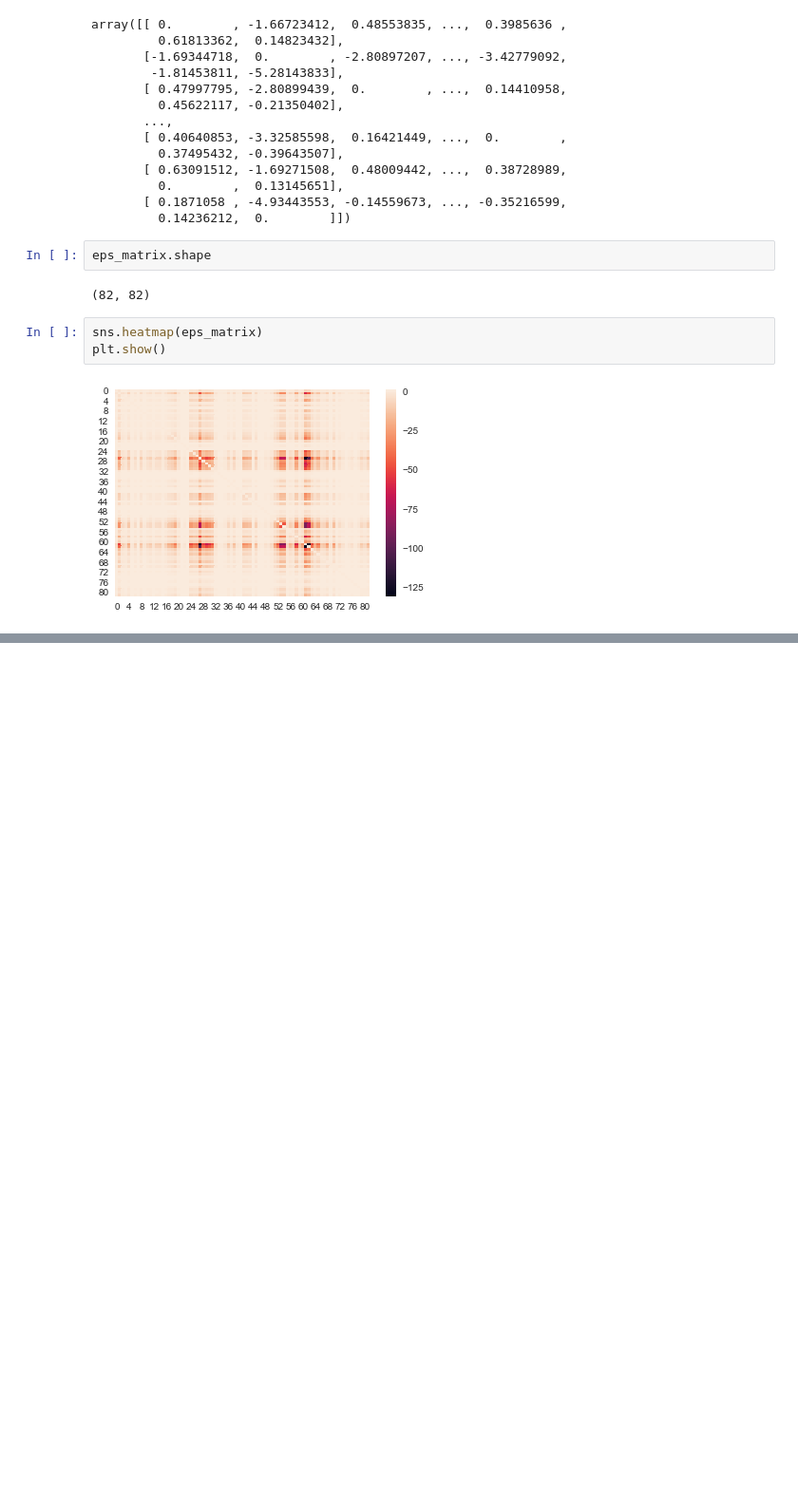
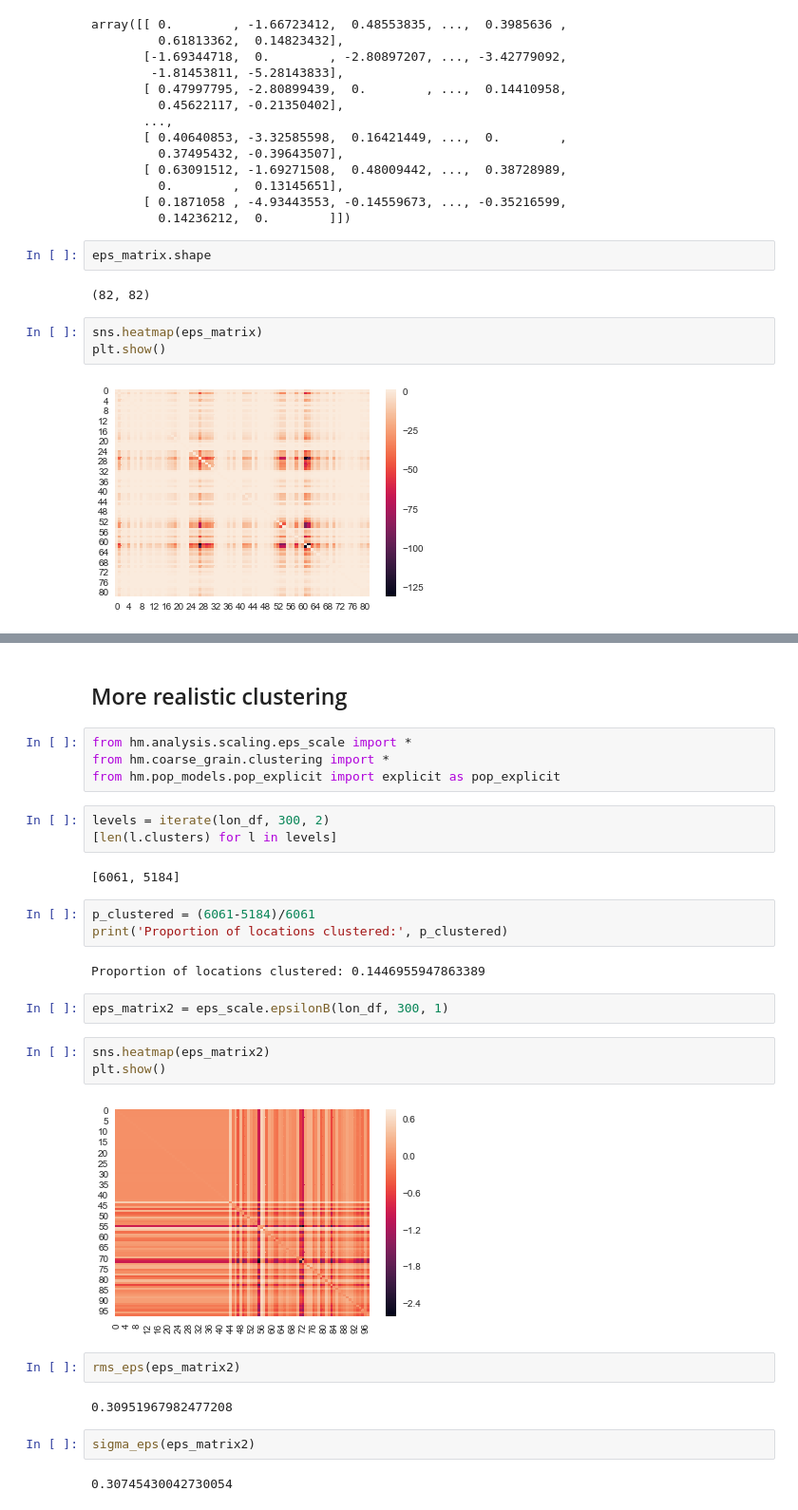
Before and after one commit to jbremz/human_mob, a Jupyter notebook: Notebooks/JB Log/Week 11 - 8.1.18.ipynb, the cells around one changed output, grey strips where cells are left out. Shown at 95% size. Saved outputs shown, nothing was run; the diff lists cells and outputs as text; blank space fills up the shorter version.

```diff
--- a/Notebooks/JB Log/Week 11 - 8.1.18.ipynb
+++ b/Notebooks/JB Log/Week 11 - 8.1.18.ipynb
@@ -266,0 +276,31 @@ plt.show()
+# %% [markdown]
+## More realistic clustering
+# %%
+from hm.analysis.scaling.eps_scale import *
+from hm.coarse_grain.clustering import *
+from hm.pop_models.pop_explicit import explicit as pop_explicit
+# %%
+levels = iterate(lon_df, 300, 2)
+[len(l.clusters) for l in levels]
+# %% [output]
+[6061, 5184]
+# %%
+p_clustered = (6061-5184)/6061
+print('Proportion of locations clustered:', p_clustered)
+# %% [output]
+Proportion of locations clustered: 0.1446955947863389
+# %%
+eps_matrix2 = eps_scale.epsilonB(lon_df, 300, 1)
+# %%
+sns.heatmap(eps_matrix2)
+plt.show()
+# %% [output]
+[figure, added]
+# %%
+rms_eps(eps_matrix2)
+# %% [output]
+0.30951967982477208
+# %%
+sigma_eps(eps_matrix2)
+# %% [output]
+0.30745430042730054
```
Also changed, not shown: parts of 5 cells of this notebook, 2 other files.
